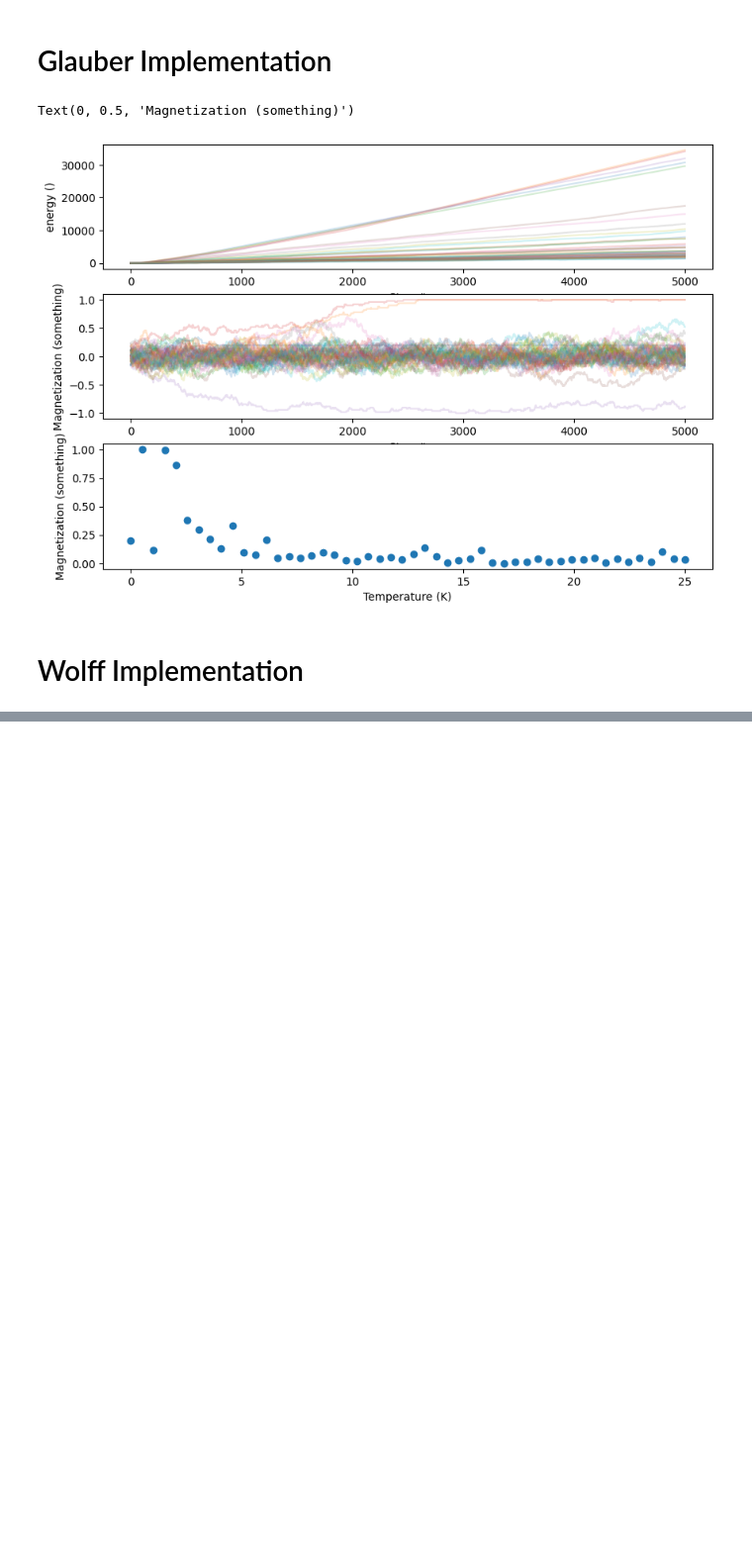
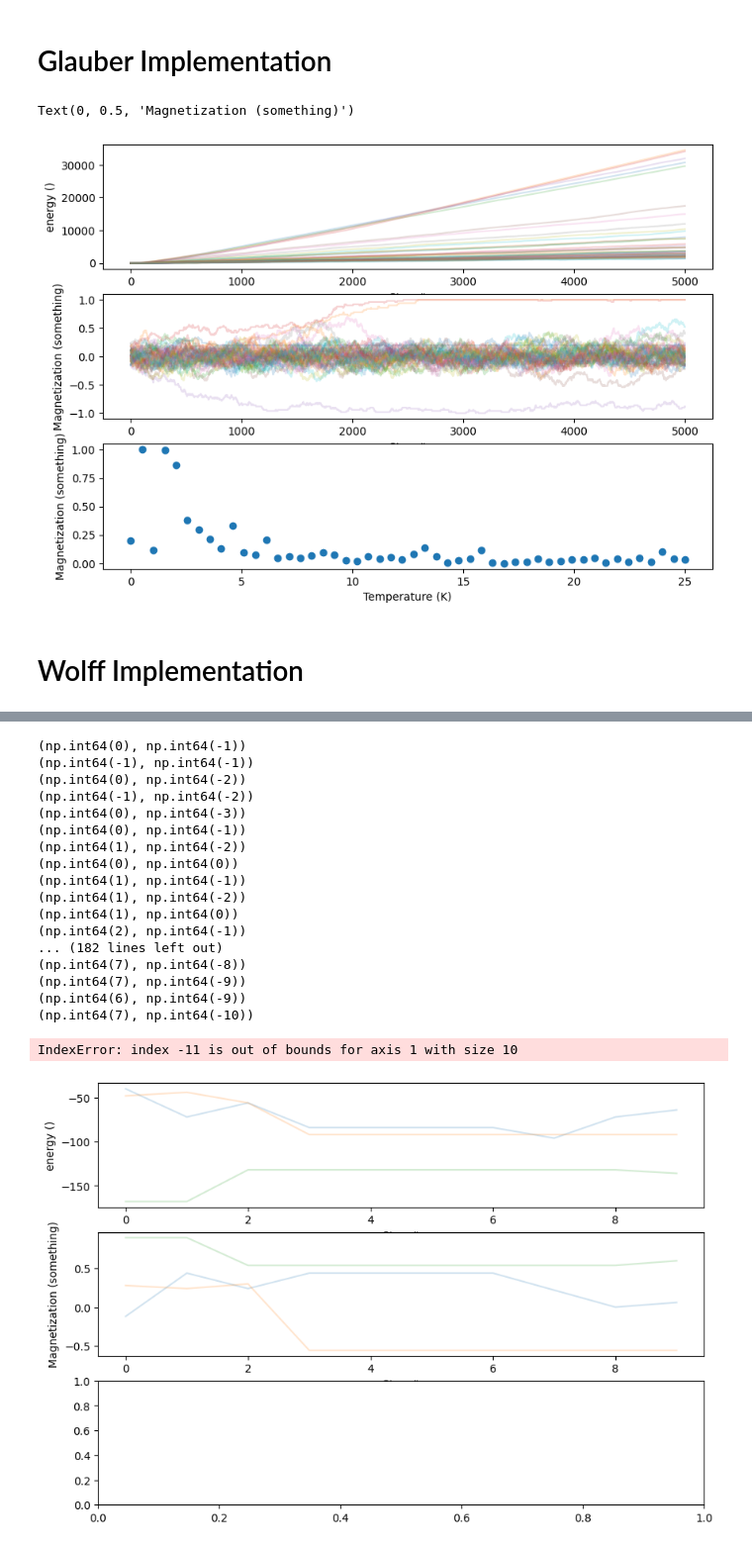
Before and after one commit to 22AZhang/Project-3-Ising-Model, a Jupyter notebook: main.ipynb, the cells around one changed output, grey strips where cells are left out. Shown at 99% size. Cells and saved outputs as stored; diff of their text form; code cells hidden in the pictures; blank space fills up the shorter version.

Commit message:
Updated Wolff Algorithm

```diff
--- a/main.ipynb
+++ b/main.ipynb
@@ -36,18 +36,26 @@ class lattice:
             # Exclude the point itself and all diagonal neighbors
             if self.type == "adj":
                 if not all(i == 0 for i in rel_pos) and not all(np.abs(i) == 1 for i in rel_pos):
-                    neighbors.append(self.points[tuple(i + i_rel for i, i_rel in zip(flip_index, rel_pos))]) # Add neighbor spin values
+                    neighbors.append(tuple(i + i_rel for i, i_rel in zip(flip_index, rel_pos))) # Add neighbor spin values
             if self.type == "diag":
                 if not all(i == 0 for i in rel_pos) and all(np.abs(i) == 1 for i in rel_pos):
-                    neighbors.append(self.points[tuple(i + i_rel for i, i_rel in zip(flip_index, rel_pos))])
+                    neighbors.append(tuple(i + i_rel for i, i_rel in zip(flip_index, rel_pos)))
             if self.type == "both":
-                neighbors.append(self.points[tuple(i + i_rel for i, i_rel in zip(flip_index, rel_pos))])
+                if not all(i == 0 for i in rel_pos):
+                    neighbors.append(tuple(i + i_rel for i, i_rel in zip(flip_index, rel_pos)))
         neighbors = np.array(neighbors)
+        # print(neighbors)
         return neighbors
 
     def local_E(self, flip_index):
+        local_E = 0
         neighbors = self.get_neighbors(flip_index)
-        local_E = J * np.sum(neighbors * self.points[flip_index]) - mu0 * B * self.points[flip_index]
+        for neighbor in neighbors:
+            if self.length in neighbor:
+                continue
+            local_E += J * self.points[tuple(neighbor)] * self.points[flip_index] - mu0 * B * self.points[flip_index]
+            # print(self.points[neighbor])
+        # print(np.shape(local_E))
         return local_E
 
     def update_E(self):
@@ -342,3 +366,33 @@ Text(0, 0.5, 'Magnetization (something)')
 [figure]
 # %% [markdown]
 # Wolff Implementation
+# %%
+# Wolff plots
+temps = np.linspace(1/1e10,25,50)
+mags = np.zeros(len(temps))
+algo = ising_algos()
+lattices = []
+for ii in range(0,len(temps)):
+    L = lattice(2,10,temps[ii], "adj")
+    lattices.append(L)
+
+n_steps = 10
+steps = range(0,n_steps)
+fig, axes = plt.subplots(3, 1, figsize=(10, 7), sharex=False)
+for ii in range(0,len(lattices)):
+    erg, mag = algo.wolff(lattices[ii], n_steps)
+    mags[ii] = np.abs(np.average(mag[4000:]))
+    ax = axes[0]
+    ax.plot(steps,erg,alpha=0.2)
+    ax.set_xlabel("Step #")
+    ax.set_ylabel("energy ()")
+    ax = axes[1]
+    ax.plot(steps,mag,alpha=0.2)
+    ax.set_xlabel("Step #")
+    ax.set_ylabel("Magnetization (something)")
+
+ax = axes[2]
+ax.scatter(temps, mags)
+ax.set_xlabel("Temperature (K)")
+ax.set_ylabel("Magnetization (something)")
+# %% [output]
@@ -344,0 +416,19 @@ Text(0, 0.5, 'Magnetization (something)')
+(np.int64(0), np.int64(-1))
+(np.int64(-1), np.int64(-1))
+(np.int64(0), np.int64(-2))
+(np.int64(-1), np.int64(-2))
+(np.int64(0), np.int64(-3))
+(np.int64(0), np.int64(-1))
+(np.int64(1), np.int64(-2))
+(np.int64(0), np.int64(0))
+(np.int64(1), np.int64(-1))
+(np.int64(1), np.int64(-2))
+(np.int64(1), np.int64(0))
+(np.int64(2), np.int64(-1))
+... (182 lines left out)
+(np.int64(7), np.int64(-8))
+(np.int64(7), np.int64(-9))
+(np.int64(6), np.int64(-9))
+(np.int64(7), np.int64(-10))
+IndexError: index -11 is out of bounds for axis 1 with size 10
+[figure, added]
```
Also changed, not shown: parts of 5 cells of this notebook.
